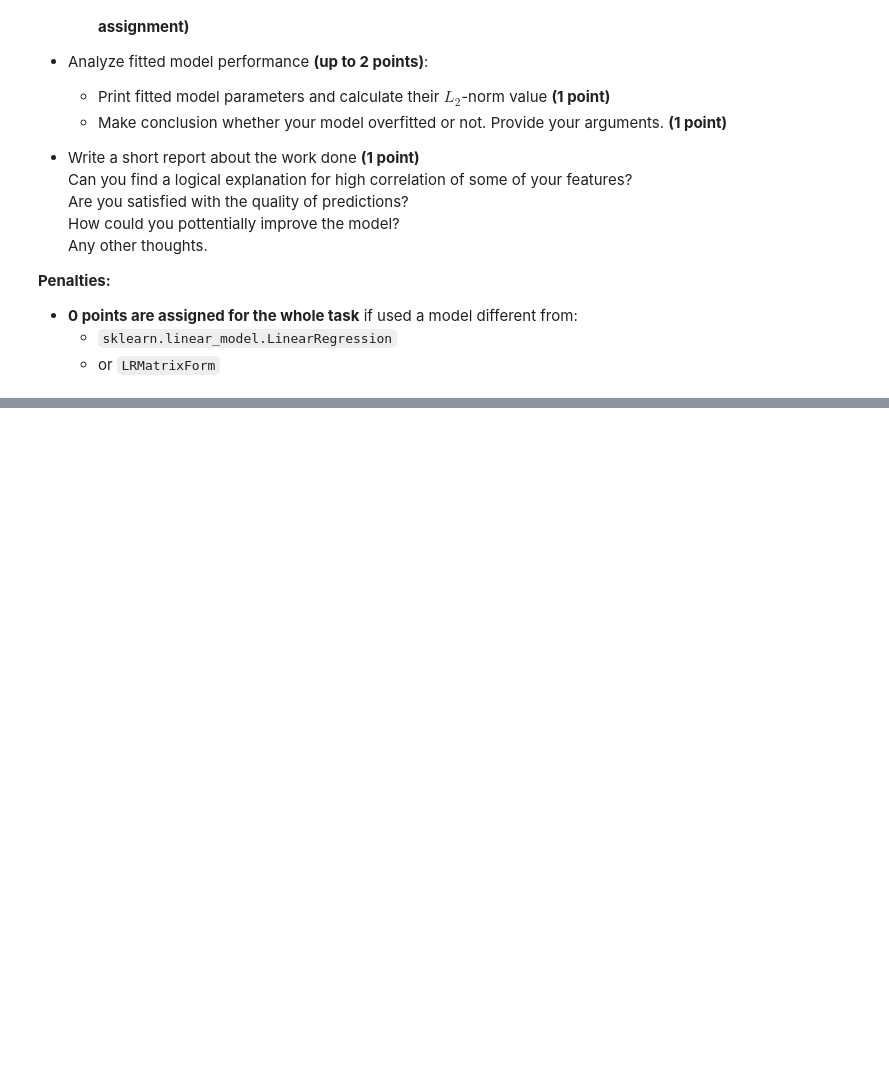
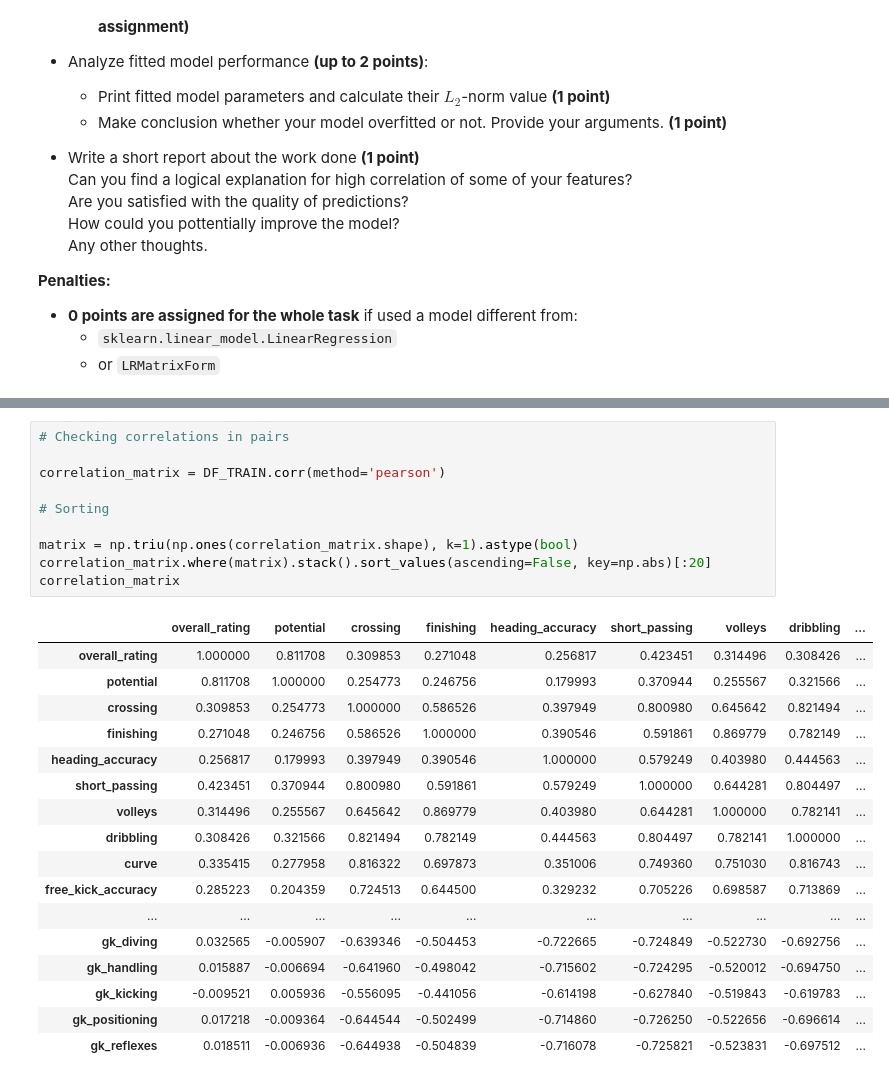
Before and after one commit to AndreiMedvedevSaratov/ml-3-linear_regression, a Jupyter notebook: linear_regression.ipynb, the cells around one changed output, grey strips where cells are left out. Drawn from its saved outputs; the diff is of its cells as text; blank space fills up the shorter version.

```diff
--- a/linear_regression.ipynb
+++ b/linear_regression.ipynb
@@ -1609,0 +1674,28 @@ Steps you need to follow:
+# %%
+# Checking correlations in pairs
+
+correlation_matrix = DF_TRAIN.corr(method='pearson')
+
+# Sorting
+
+matrix = np.triu(np.ones(correlation_matrix.shape), k=1).astype(bool)
+correlation_matrix.where(matrix).stack().sort_values(ascending=False, key=np.abs)[:20]
+correlation_matrix
+# %% [output]
+|  | overall_rating | potential | crossing | finishing | heading_accuracy | short_passing | volleys | dribbling | ... |
+| overall_rating | 1.000000 | 0.811708 | 0.309853 | 0.271048 | 0.256817 | 0.423451 | 0.314496 | 0.308426 | ... |
+| potential | 0.811708 | 1.000000 | 0.254773 | 0.246756 | 0.179993 | 0.370944 | 0.255567 | 0.321566 | ... |
+| crossing | 0.309853 | 0.254773 | 1.000000 | 0.586526 | 0.397949 | 0.800980 | 0.645642 | 0.821494 | ... |
+| finishing | 0.271048 | 0.246756 | 0.586526 | 1.000000 | 0.390546 | 0.591861 | 0.869779 | 0.782149 | ... |
+| heading_accuracy | 0.256817 | 0.179993 | 0.397949 | 0.390546 | 1.000000 | 0.579249 | 0.403980 | 0.444563 | ... |
+| short_passing | 0.423451 | 0.370944 | 0.800980 | 0.591861 | 0.579249 | 1.000000 | 0.644281 | 0.804497 | ... |
+| volleys | 0.314496 | 0.255567 | 0.645642 | 0.869779 | 0.403980 | 0.644281 | 1.000000 | 0.782141 | ... |
+| dribbling | 0.308426 | 0.321566 | 0.821494 | 0.782149 | 0.444563 | 0.804497 | 0.782141 | 1.000000 | ... |
+| curve | 0.335415 | 0.277958 | 0.816322 | 0.697873 | 0.351006 | 0.749360 | 0.751030 | 0.816743 | ... |
+| free_kick_accuracy | 0.285223 | 0.204359 | 0.724513 | 0.644500 | 0.329232 | 0.705226 | 0.698587 | 0.713869 | ... |
+| ... | ... | ... | ... | ... | ... | ... | ... | ... | ... |
+| gk_diving | 0.032565 | -0.005907 | -0.639346 | -0.504453 | -0.722665 | -0.724849 | -0.522730 | -0.692756 | ... |
+| gk_handling | 0.015887 | -0.006694 | -0.641960 | -0.498042 | -0.715602 | -0.724295 | -0.520012 | -0.694750 | ... |
+| gk_kicking | -0.009521 | 0.005936 | -0.556095 | -0.441056 | -0.614198 | -0.627840 | -0.519843 | -0.619783 | ... |
+| gk_positioning | 0.017218 | -0.009364 | -0.644544 | -0.502499 | -0.714860 | -0.726250 | -0.522656 | -0.696614 | ... |
+| gk_reflexes | 0.018511 | -0.006936 | -0.644938 | -0.504839 | -0.716078 | -0.725821 | -0.523831 | -0.697512 | ... |
```
Also changed, not shown: parts of 28 cells of this notebook.
